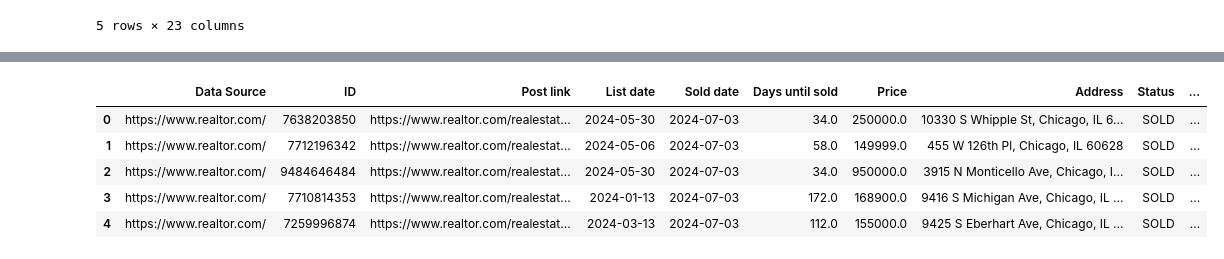
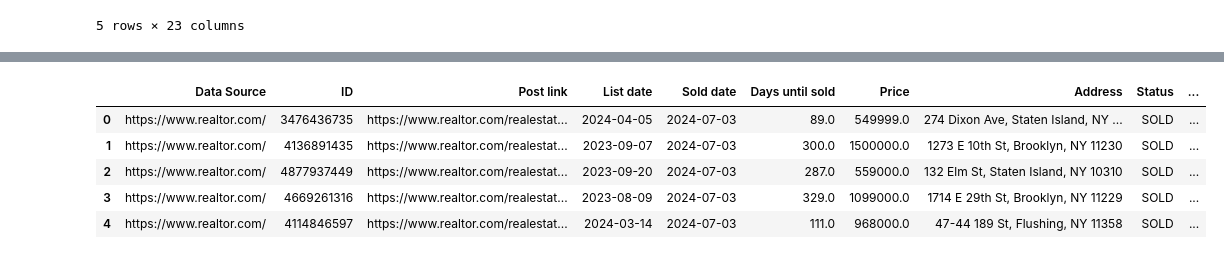
Before and after one commit to Keithsel/mas291-project, a Jupyter notebook: crawler/real_estate_crawl.ipynb, the cells around one changed output, grey strips where cells are left out. Saved outputs shown, nothing was run; the diff lists cells and outputs as text; code cells hidden in the pictures.

```diff
--- a/crawler/real_estate_crawl.ipynb
+++ b/crawler/real_estate_crawl.ipynb
@@ -23,13 +30,13 @@ def exponential_backoff_retry(request_func, max_retries=6):
 
     return None
 # %%
-def scrape_properties(city_slug, city_name, status=["for_sale", "ready_to_build"], min_date="1995-01-01"):
+def scrape_properties(city_slug, city_name, status=["for_sale", "ready_to_build"]):
     url = 'https://www.realtor.com/api/v1/rdc_search_srp?client_id=rdc-search-for-sale-search&schema=vesta'
     headers = {"content-type": "application/json"}
     limit = 200
     all_properties = []
     total_checked = 0
-    earliest_date = datetime.datetime.strptime(min_date, "%Y-%m-%d")
+    earliest_date = datetime.datetime.strptime('1995-01-01', "%Y-%m-%d")
     current_date = datetime.datetime.now()
 
     def send_request(body):
@@ -538,20 +545,18 @@ def scrape_properties(city_slug, city_name, status=["for_sale", "ready_to_build"
         "properties": all_properties
     }
 
-min_date = "1995-01-01"
-
 chicago_data = scrape_properties("Chicago_IL", "Chicago, IL")
 print(f"Done fetching {chicago_data['total_properties_checked']} properties selling in Chicago.")
 time.sleep(dynamic_delay(50, 60))
 
-chicago_data_sold = scrape_properties("Chicago_IL", "Chicago, IL", ["sold"], min_date=min_date)
-print(f"Done fetching {chicago_data_sold['total_properties_checked']} sold properties in Chicago since {min_date.split('-')[0]}-{min_date.split('-')[1]}.")
-time.sleep(dynamic_delay(50, 60))
+chicago_data_sold = scrape_properties("Chicago_IL", "Chicago, IL", ["sold"])
+print(f"Done fetching {chicago_data_sold['total_properties_checked']} sold properties in Chicago.")
+time.sleep(dynamic_delay(300, 600))
 
 new_york_data = scrape_properties("New-York_NY", "New York, NY")
 print(f"Done fetching {new_york_data['total_properties_checked']} properties selling in New York.")
 time.sleep(dynamic_delay(50, 60))
 
-new_york_data_sold = scrape_properties("New-York_NY", "New York, NY", ["sold"], min_date=min_date)
-print(f"Done fetching {new_york_data_sold['total_properties_checked']} sold properties in New York since {min_date.split('-')[0]}-{min_date.split('-')[1]}.")
+new_york_data_sold = scrape_properties("New-York_NY", "New York, NY", ["sold"])
+print(f"Done fetching {new_york_data_sold['total_properties_checked']} sold properties in New York.")
 # %% [output]
@@ -723,10 +728,10 @@ new_york_selling_extracted.head()
 # %%
-new_york_sold_extracted = pd.DataFrame(extracted_batches[1])
+new_york_sold_extracted = pd.DataFrame(extracted_batches[3])
 new_york_sold_extracted.head()
 # %% [output]
 |  | Data Source | ID | Post link | List date | Sold date | Days until sold | Price | Address | Status | ... |
-| 0 | https://www.realtor.com/ | 7638203850 | https://www.realtor.com/realestat... | 2024-05-30 | 2024-07-03 | 34.0 | 250000.0 | 10330 S Whipple St, Chicago, IL 6... | SOLD | ... |
-| 1 | https://www.realtor.com/ | 7712196342 | https://www.realtor.com/realestat... | 2024-05-06 | 2024-07-03 | 58.0 | 149999.0 | 455 W 126th Pl, Chicago, IL 60628 | SOLD | ... |
-| 2 | https://www.realtor.com/ | 9484646484 | https://www.realtor.com/realestat... | 2024-05-30 | 2024-07-03 | 34.0 | 950000.0 | 3915 N Monticello Ave, Chicago, I... | SOLD | ... |
-| 3 | https://www.realtor.com/ | 7710814353 | https://www.realtor.com/realestat... | 2024-01-13 | 2024-07-03 | 172.0 | 168900.0 | 9416 S Michigan Ave, Chicago, IL ... | SOLD | ... |
-| 4 | https://www.realtor.com/ | 7259996874 | https://www.realtor.com/realestat... | 2024-03-13 | 2024-07-03 | 112.0 | 155000.0 | 9425 S Eberhart Ave, Chicago, IL ... | SOLD | ... |
+| 0 | https://www.realtor.com/ | 3476436735 | https://www.realtor.com/realestat... | 2024-04-05 | 2024-07-03 | 89.0 | 549999.0 | 274 Dixon Ave, Staten Island, NY ... | SOLD | ... |
+| 1 | https://www.realtor.com/ | 4136891435 | https://www.realtor.com/realestat... | 2023-09-07 | 2024-07-03 | 300.0 | 1500000.0 | 1273 E 10th St, Brooklyn, NY 11230 | SOLD | ... |
+| 2 | https://www.realtor.com/ | 4877937449 | https://www.realtor.com/realestat... | 2023-09-20 | 2024-07-03 | 287.0 | 559000.0 | 132 Elm St, Staten Island, NY 10310 | SOLD | ... |
+| 3 | https://www.realtor.com/ | 4669261316 | https://www.realtor.com/realestat... | 2023-08-09 | 2024-07-03 | 329.0 | 1099000.0 | 1714 E 29th St, Brooklyn, NY 11229 | SOLD | ... |
+| 4 | https://www.realtor.com/ | 4114846597 | https://www.realtor.com/realestat... | 2024-03-14 | 2024-07-03 | 111.0 | 968000.0 | 47-44 189 St, Flushing, NY 11358 | SOLD | ... |
```
Also changed, not shown: parts of 10 cells of this notebook, 22 other files.
